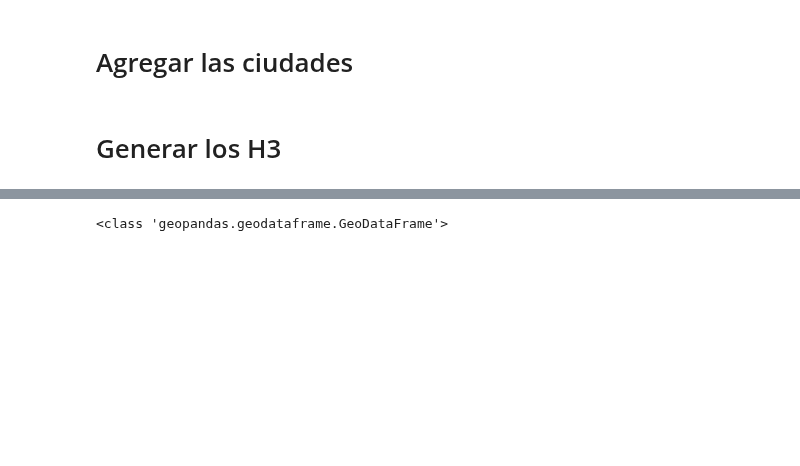
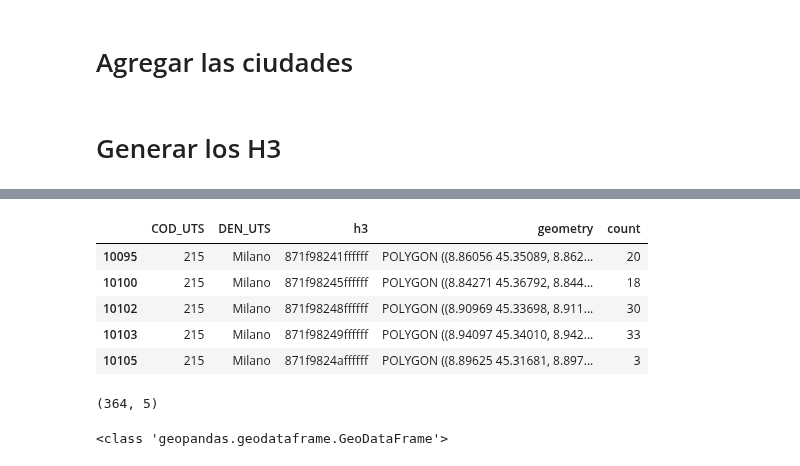
Before and after one commit to oecorrechag/Home-functions, a Jupyter notebook: graficos/mapa full/mapa seleccionable 2/simular.ipynb, the cells around one changed output, grey strips where cells are left out. Cells and saved outputs as stored; diff of their text form; code cells hidden in the pictures; blank space fills up the shorter version.

```diff
--- a/graficos/mapa full/mapa seleccionable 2/simular.ipynb
+++ b/graficos/mapa full/mapa seleccionable 2/simular.ipynb
@@ -125,0 +174,16 @@ df_italia.head()
+# %%
+df_poly = df_poly[df_poly['DEN_UTS'] == 'Milano']
+df_poly = df_poly.loc[:,['COD_UTS','DEN_UTS','h3','geometry','count']]
+# %%
+df_poly.head()
+# %% [output]
+|  | COD_UTS | DEN_UTS | h3 | geometry | count |
+| 10095 | 215 | Milano | 871f98241ffffff | POLYGON ((8.86056 45.35089, 8.862... | 20 |
+| 10100 | 215 | Milano | 871f98245ffffff | POLYGON ((8.84271 45.36792, 8.844... | 18 |
+| 10102 | 215 | Milano | 871f98248ffffff | POLYGON ((8.90969 45.33698, 8.911... | 30 |
+| 10103 | 215 | Milano | 871f98249ffffff | POLYGON ((8.94097 45.34010, 8.942... | 33 |
+| 10105 | 215 | Milano | 871f9824affffff | POLYGON ((8.89625 45.31681, 8.897... | 3 |
+# %%
+df_poly.shape
+# %% [output]
+(364, 5)
```
Also changed, not shown: parts of 21 cells of this notebook, 1 other file.
